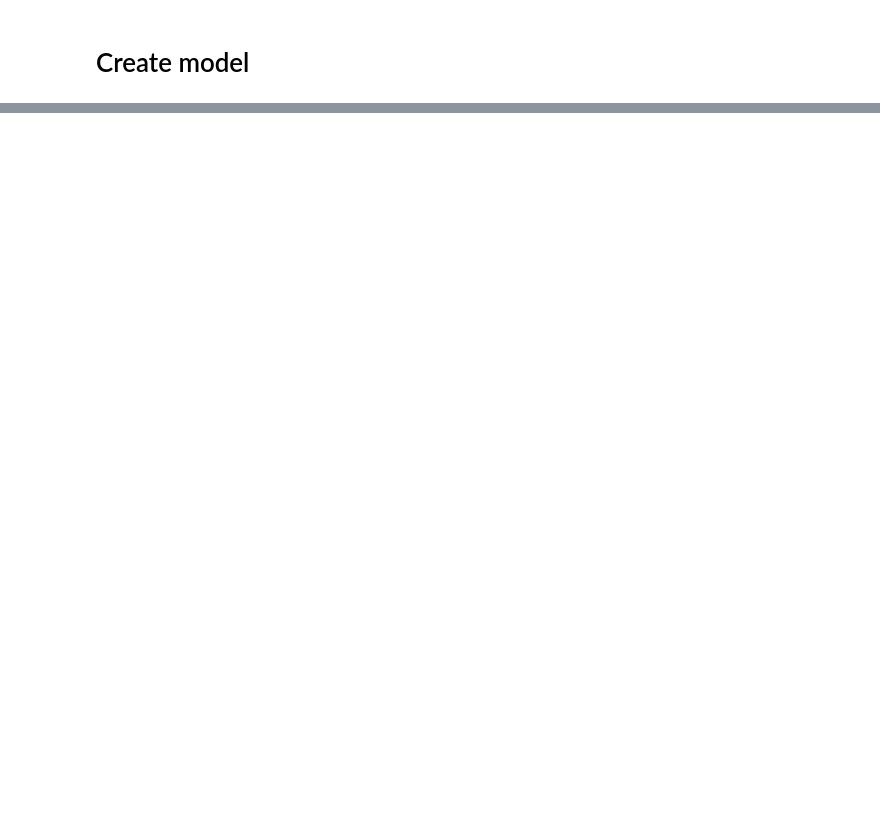
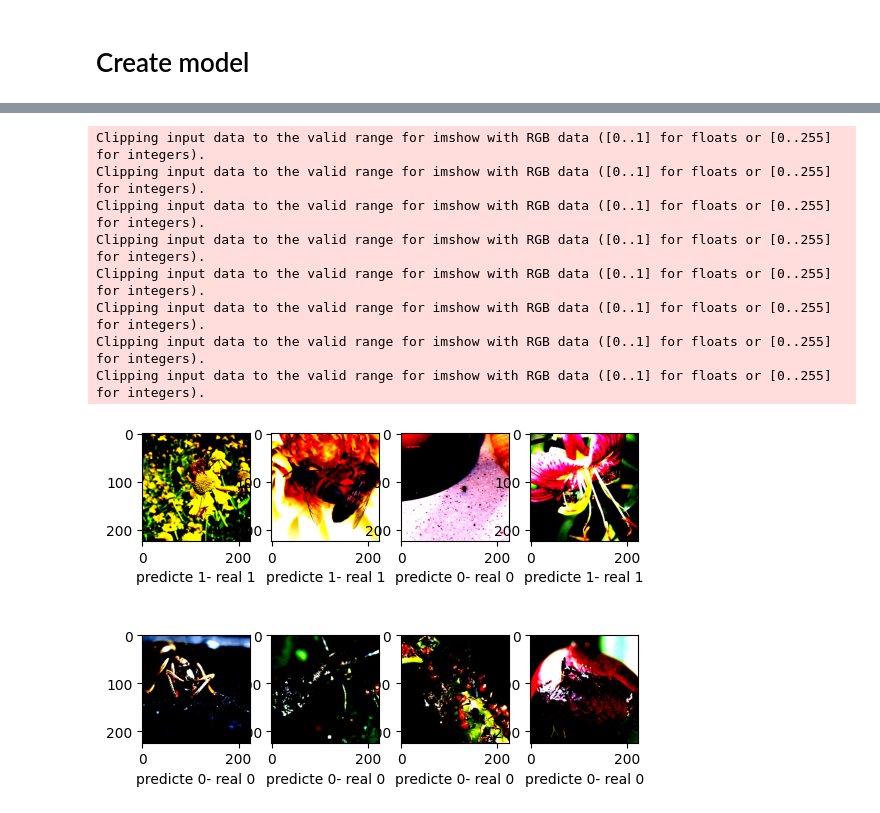
Before and after one commit to mohamadreza-jafaei/transfer-learning-using-pytorch, a Jupyter notebook: transfer_learning.ipynb, the cells around one changed output, grey strips where cells are left out. Saved outputs shown, nothing was run; the diff lists cells and outputs as text; code cells hidden in the pictures; blank space fills up the shorter version.

Commit message:
add model and train it and test results

```diff
--- a/transfer_learning.ipynb
+++ b/transfer_learning.ipynb
@@ -40,6 +40,8 @@ data_types = ["train", "val"]
 dataset = {data_type : datasets.ImageFolder(os.path.join(dataset_address , data_type) , data_transforms[data_type])
              for data_type in data_types}
 data_loader ={ data_type : DataLoader(dataset[data_type] , shuffle=True , batch_size=8) for data_type in data_types}
+
+num_samples = {x: len(dataset[x]) for x in ['train', 'val']}
 # %%
 example_data, example_classes = next(iter(data_loader['train']))
 example_grid = torchvision.utils.make_grid(example_data)
@@ -60 +120,13 @@ model = models.resnet18(weights='IMAGENET1K_V1')
 num_input_features = model.fc.in_features
+# %%
+for parameter in model.parameters():
+    parameter.requires_grad = False
+
+fc = nn.Linear(num_input_features , 2)
+model.fc = fc
+model = model.to(device=device)
+criterion = nn.CrossEntropyLoss()
+
+optimizer = optim.Adam(model.parameters(), lr = 0.001)
+# %%
+model = Train_model(model ,data_loader,criterion , optimizer , epochs=25 , evaluate = True)
@@ -60,0 +151,6 @@ num_input_features = model.fc.in_features
+# %%
+for parameter in model.parameters():
+    parameter.requires_grad = True
+
+
+model = Train_model(model ,data_loader,criterion , optimizer , epochs=10 , evaluate = True)
@@ -60,0 +168,28 @@ num_input_features = model.fc.in_features
+# %%
+def predict_model(model , data_loader):
+    with torch.no_grad():
+        input , label = next(iter(data_loader["val"]))
+        input= input.to(device)
+        predicted = torch.argmax(model(input),1)
+
+        for i in range(len(input)):
+            image = input[i].cpu().numpy()
+            image = image.transpose((1,2,0))
+            plt.subplot(2,4,i+1)
+            plt.imshow(image)
+            title = "predicte " + str(predicted[i].cpu().item())+"- real " +str(label[i].item())
+            plt.xlabel(title)
+        plt.savefig("output.png")
+        plt.show()
+
+predict_model(model , data_loader)
+# %% [output]
+Clipping input data to the valid range for imshow with RGB data ([0..1] for floats or [0..255] for integers).
+Clipping input data to the valid range for imshow with RGB data ([0..1] for floats or [0..255] for integers).
+Clipping input data to the valid range for imshow with RGB data ([0..1] for floats or [0..255] for integers).
+Clipping input data to the valid range for imshow with RGB data ([0..1] for floats or [0..255] for integers).
+Clipping input data to the valid range for imshow with RGB data ([0..1] for floats or [0..255] for integers).
+Clipping input data to the valid range for imshow with RGB data ([0..1] for floats or [0..255] for integers).
+Clipping input data to the valid range for imshow with RGB data ([0..1] for floats or [0..255] for integers).
+Clipping input data to the valid range for imshow with RGB data ([0..1] for floats or [0..255] for integers).
+[figure, added]
```
Also changed, not shown: parts of 6 cells of this notebook, 2 other files.
